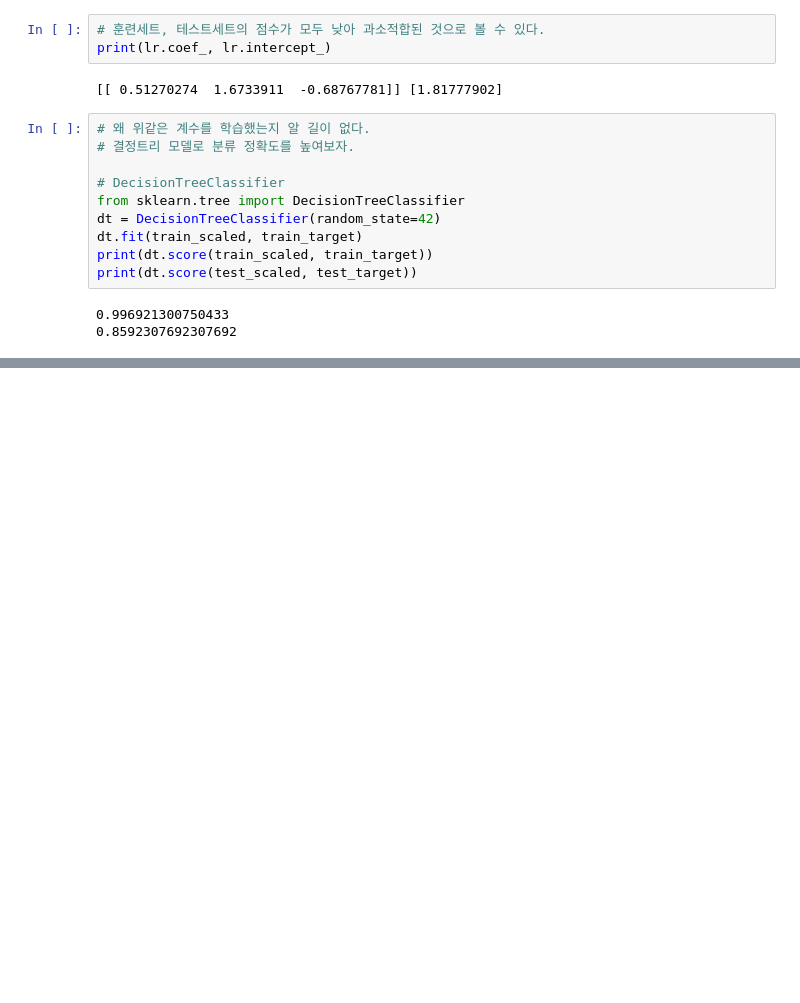
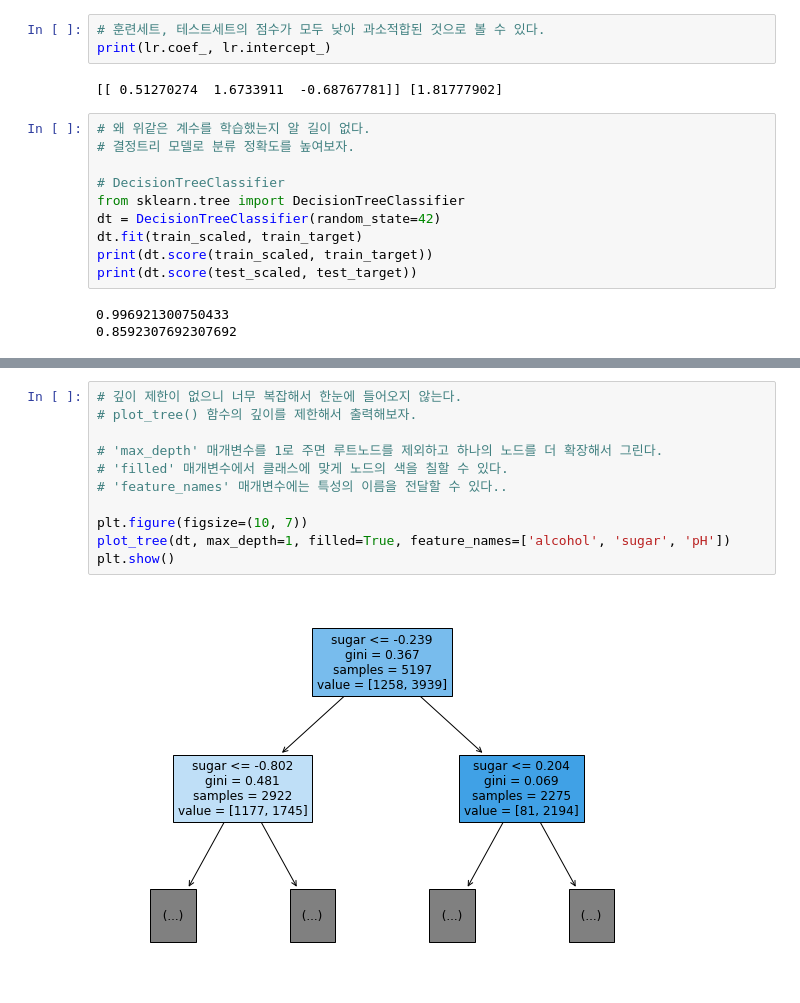
Before and after one commit to dohyun93/hongong_mldl, a Jupyter notebook: 5_1_결정_트리.ipynb, the cells around one changed output, grey strips where cells are left out. Cells and saved outputs as stored; diff of their text form; blank space fills up the shorter version.

```diff
--- a/5_1_결정_트리.ipynb
+++ b/5_1_결정_트리.ipynb
@@ -114,3 +114,16 @@ plot_tree(dt)
 plt.show()
 # %% [output]
 [figure]
+# %%
+# 깊이 제한이 없으니 너무 복잡해서 한눈에 들어오지 않는다.
+# plot_tree() 함수의 깊이를 제한해서 출력해보자.
+
+# 'max_depth' 매개변수를 1로 주면 루트노드를 제외하고 하나의 노드를 더 확장해서 그린다.
+# 'filled' 매개변수에서 클래스에 맞게 노드의 색을 칠할 수 있다.
+# 'feature_names' 매개변수에는 특성의 이름을 전달할 수 있다..
+
+plt.figure(figsize=(10, 7))
+plot_tree(dt, max_depth=1, filled=True, feature_names=['alcohol', 'sugar', 'pH'])
+plt.show()
+# %% [output]
+[figure, added]
```
Also changed, not shown: parts of 7 cells of this notebook.
